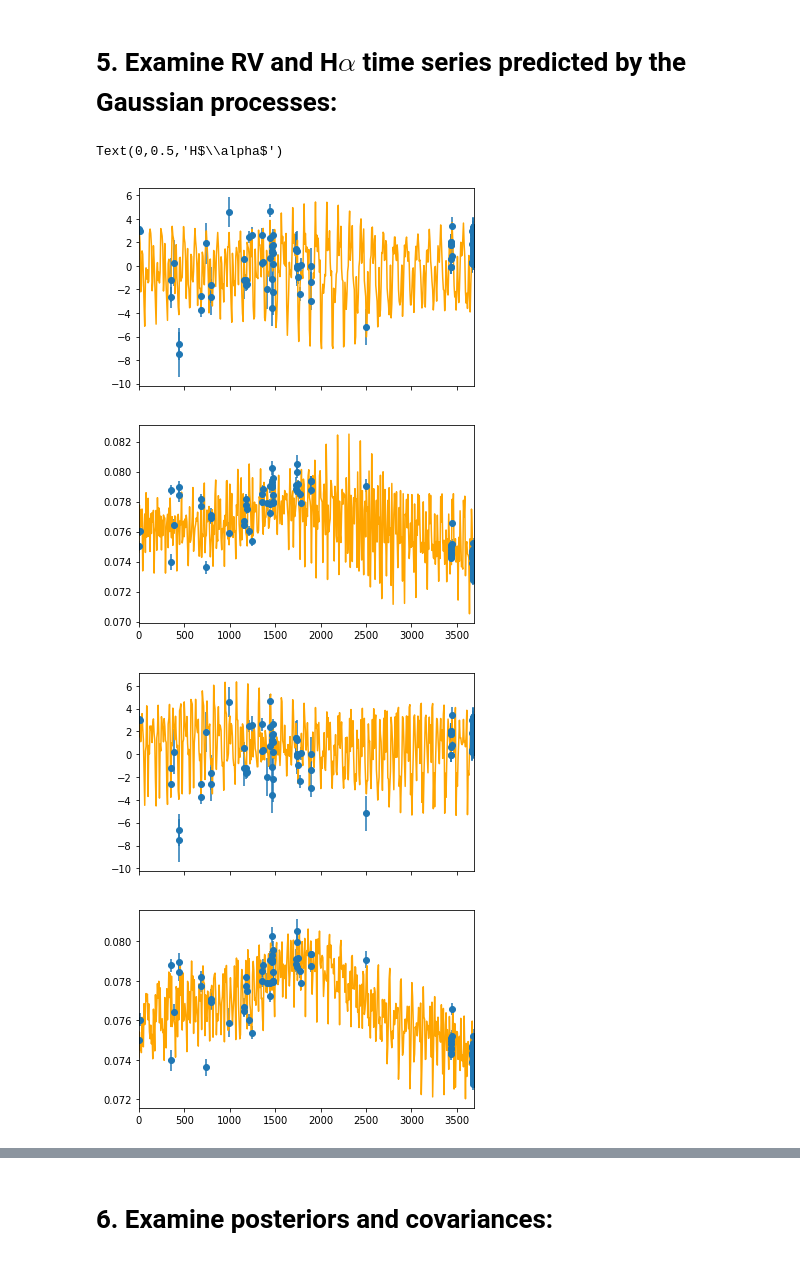
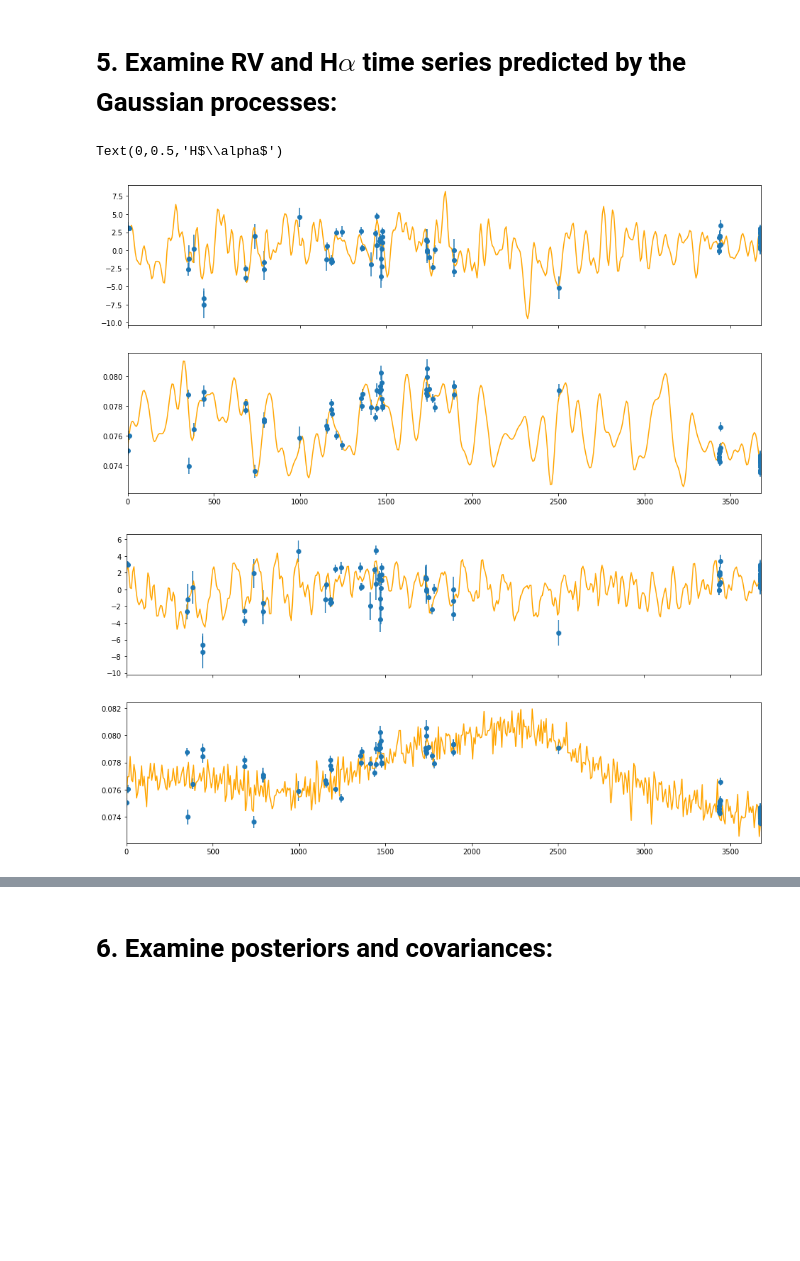
Before and after one commit to JinbiaoJi/100Earths-GP, a Jupyter notebook: Kapteyn_GP_joint_w_BIC_and_Likelihood_Ratio.ipynb, the cells around one changed output, grey strips where cells are left out. Cells and saved outputs as stored; diff of their text form; code cells hidden in the pictures; blank space fills up the shorter version.

```diff
--- a/Kapteyn_GP_joint_w_BIC_and_Likelihood_Ratio.ipynb
+++ b/Kapteyn_GP_joint_w_BIC_and_Likelihood_Ratio.ipynb
@@ -37,6 +37,18 @@ allRV = allRV[sub]
 allRVerr = allRVerr[sub]
 allha = allha[sub]
 allhaerr = allhaerr[sub]
+
+alldates = alldates[:(111-35)]
+allRV = allRV[:(111-35)]
+allRVerr = allRVerr[:(111-35)]
+allha = allha[:(111-35)]
+allhaerr = allhaerr[:(111-35)]
+
+#adding epsilon to error bars
+##epsRV = 0.5
+##epsHa = 0.00025
+##allRVerr = allRVerr * 1.2
+##allhaerr = allhaerr *1.2
 # Compute the periodograms
 xiR, powR = LombScargle(alldates, allRV, allRVerr).autopower()
 xiH, powH = LombScargle(alldates, allha, allhaerr).autopower()
@@ -422,10 +440,10 @@ def lnprob_lt(pars):
     return lp_lt + ll_lt
 
 # Run the Gaussian processes again
-gp_RV.compute(alldates)
-gp_ha.compute(alldates)
-gp_RV2.compute(alldates)
-gp_ha_lt.compute(alldates)
+gp_RV.compute(alldates,allRVerr)
+gp_ha.compute(alldates,allhaerr)
+gp_RV2.compute(alldates,allRVerr)
+gp_ha_lt.compute(alldates,allhaerr)
 print("Computed the Gaussian processes")
 
 # Set up the sampler.
@@ -451,17 +469,17 @@ p0_lt[:,6] = pstart_lt[6] + 3.0e-7 * np.random.randn(nwalkers_lt)
 
 ##Increased both burn in and nproduce
 print("Running burn-in")
-nburn = 500
+nburn = 300
 p0, _, _ = sampler.run_mcmc(p0, nburn)
 
-nburn_lt = 500
+nburn_lt = 300
 p0_lt, _, _ = sampler_lt.run_mcmc(p0_lt, nburn_lt)
 
 print("Running production chain")
-nproduce = 2000
+nproduce = 1000
 sampler.run_mcmc(p0, nproduce)
 
-nproduce_lt = 2000
+nproduce_lt = 1000
 sampler_lt.run_mcmc(p0_lt, nproduce_lt)
 
 print("Mean acceptance fraction: {0:.3f}".format(np.mean(sampler.acceptance_fraction)))
@@ -480,10 +498,10 @@ samples = sampler.chain[:, nburn:, :].reshape((-1, ndim))
 samples_lt = sampler_lt.chain[:, nburn_lt:, :].reshape((-1, ndim_lt))
 
 # Plot 50 possible RV curves drawn from the flat chain, along with the data
-fig01, (ax01, ax02) = plt.subplots(2, sharex=True, figsize=(6,8))
-fig02, (ax03, ax04) = plt.subplots(2, sharex=True, figsize=(6,8))
-fig, (ax1, ax2) = plt.subplots(2, sharex=True, figsize=(6,8))
-fig2, (ax3, ax4) = plt.subplots(2, sharex=True, figsize=(6,8))
+fig01, (ax01, ax02) = plt.subplots(2, sharex=True, figsize=(16,8))
+fig02, (ax03, ax04) = plt.subplots(2, sharex=True, figsize=(16,8))
+fig, (ax1, ax2) = plt.subplots(2, sharex=True, figsize=(16,8))
+fig2, (ax3, ax4) = plt.subplots(2, sharex=True, figsize=(16,8))
 tt = np.linspace(alldates[0], alldates[-1], 501, endpoint=True)
 tt2 = np.linspace(alldates[0], alldates[-1], 501, endpoint=True)
 
@@ -503,32 +521,32 @@ for i in range(nwalkers):
         ax03.plot(tt, gp_RV2.sample_conditional(allRV, tt2), "orange")
         ax04.plot(tt, gp_ha_lt.sample_conditional(allha, tt2), "orange")
     # Plot a single sample.
     ax1.plot(tt, gp_RV.sample_conditional(allRV, tt), "orange", alpha=0.07)
     ax2.plot(tt, gp_ha.sample_conditional(allha, tt), "orange", alpha=0.07)
     ax3.plot(tt, gp_RV2.sample_conditional(allRV, tt2), "orange", alpha=0.07)
     ax4.plot(tt, gp_ha_lt.sample_conditional(allha, tt2), "orange", alpha=0.07)
 # Plot the real data
 ax01.errorbar(alldates, allRV, yerr=allRVerr, fmt='o')
 ax02.errorbar(alldates, allha, yerr=allhaerr, fmt='o')
 ax03.errorbar(alldates, allRV, yerr=allRVerr, fmt='o')
 ax04.errorbar(alldates, allha, yerr=allhaerr, fmt='o')
 ax02.set_xlim(alldates[0], alldates[-1])
 ax04.set_xlim(alldates[0], alldates[-1])
 ax1.errorbar(alldates, allRV, yerr=allRVerr, fmt='o')
 ax2.errorbar(alldates, allha, yerr=allhaerr, fmt='o')
 ax3.errorbar(alldates, allRV, yerr=allRVerr, fmt='o')
 ax4.errorbar(alldates, allha, yerr=allhaerr, fmt='o')
 ax2.set_xlim(alldates[0], alldates[-1])
 ax4.set_xlim(alldates[0], alldates[-1])
 ##ax2.set_ylim(0.06, 0.10)
 ##ax3.set_ylim(-15, 15)
 ax2.set_xlabel("Julian date - offset", fontsize='large')
 ax4.set_xlabel("Julian date - offset", fontsize='large')
 ax1.set_ylabel("RV (m/s)", fontsize='large')
 ax2.set_ylabel(r"H$\alpha$", fontsize='large')
 ax3.set_ylabel("RV (m/s)", fontsize='large')
 ax4.set_ylabel(r"H$\alpha$", fontsize='large')
 # %% [output]
 Text(0,0.5,'H$\\alpha$')
-[figure, old version]
+[figure, new version]
-[figure, old version]
+[figure, new version]
```
Also changed, not shown: parts of 13 cells of this notebook.
